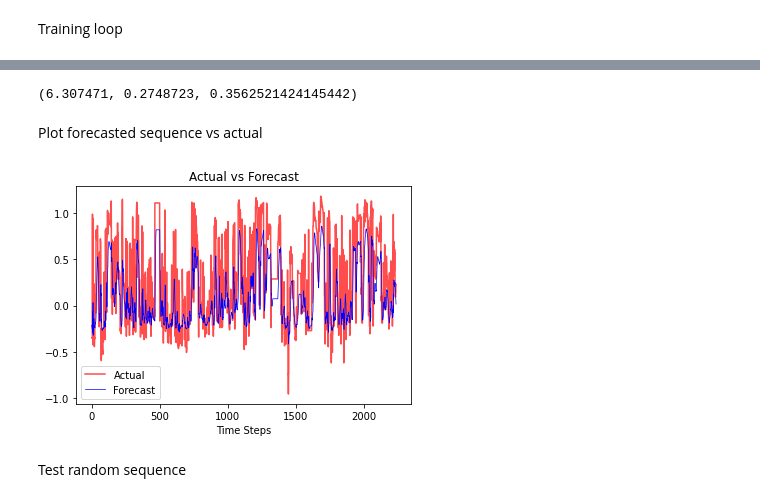
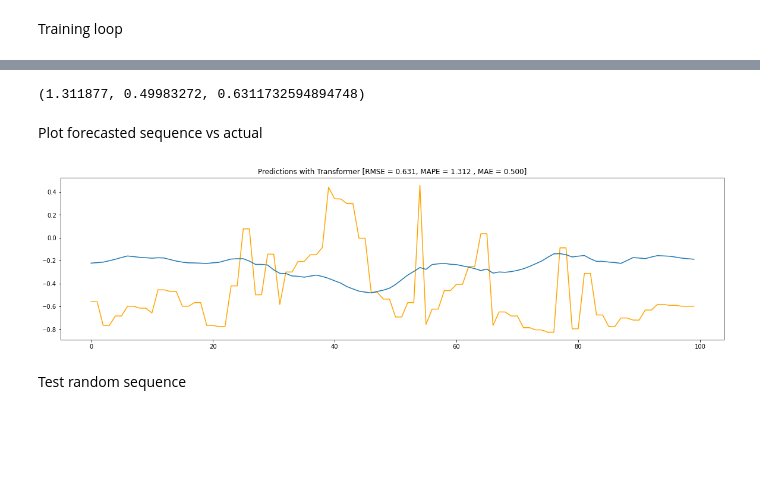
Before and after one commit to Malekkamoua/Quality-prediction-industry-4.0, a Jupyter notebook: transformer_model.ipynb, the cells around one changed output, grey strips where cells are left out. Saved outputs shown, nothing was run; the diff lists cells and outputs as text; code cells hidden in the pictures; blank space fills up the shorter version.

```diff
--- a/transformer_model.ipynb
+++ b/transformer_model.ipynb
@@ -63,7 +40,7 @@ Positional Encoder
 # %%
 class PositionalEncoding(nn.Module):
 
-    def __init__(self, d_model, max_len=5000):
+    def __init__(self, d_model, max_len=len(df)):
         super(PositionalEncoding, self).__init__()
         pe = torch.zeros(max_len, d_model)
         position = torch.arange(0, max_len, dtype=torch.float).unsqueeze(1)
@@ -79,7 +56,7 @@ class PositionalEncoding(nn.Module):
 Transformer Model
 # %%
 class TransAm(nn.Module):
-    def __init__(self, feature_size=250, num_layers=1, dropout=0.1):
+    def __init__(self, feature_size=1, num_layers=1, dropout=0.1):
         super(TransAm, self).__init__()
         self.model_type = 'Transformer'
 
@@ -242,7 +219,7 @@ def forecast_seq(model, sequences):
 # %% [markdown]
 Prepare data for training model
 # %%
-train_data, val_data = get_data(logreturn, 0.6) # 60% train, 40% test split
+train_data, val_data = get_data(logreturn , 0.7) # 60% train, 40% test split
 model = TransAm().to(device)
 # %% [markdown]
 Model parameters
@@ -297,0 +281,3 @@ test_result, truth = forecast_seq(model, val_data)
+# %%
+test_result.numpy()[0] = np.log(series.iloc[0])
+test_result = np.exp(test_result.numpy().cumsum())
@@ -308,18 +297,17 @@ def forecast_accuracy(forecast, actual):
 mape, mae, rmse = forecast_accuracy(truth.numpy(), test_result.numpy())
 mape, mae, rmse
 # %% [output]
-(6.307471, 0.2748723, 0.3562521424145442)
+(1.311877, 0.49983272, 0.6311732594894748)
 # %% [markdown]
 Plot forecasted sequence vs actual
-# %%
-plt.plot(truth, color='red', alpha=0.7)
-plt.plot(test_result, color='blue', linewidth=0.7)
-plt.title('Actual vs Forecast')
-plt.legend(['Actual', 'Forecast'])
-plt.xlabel('Time Steps')
-plt.show()
-# %% [output]
-[figure, removed]
+# %%
+fig, ax = plt.subplots(figsize=(20,5))
+plt.plot(truth[0:100], color='orange')
+plt.plot(test_result[0:100])
+plt.title("Predictions with Transformer [RMSE = %.3f, MAPE = %.3f , MAE = %.3f]" % (rmse, mape, mae) )
+plt.show()
+# %% [output]
+[figure, added]
 # %% [markdown]
 Test random sequence
 # %% [markdown]
```
Also changed, not shown: parts of 17 cells of this notebook.
